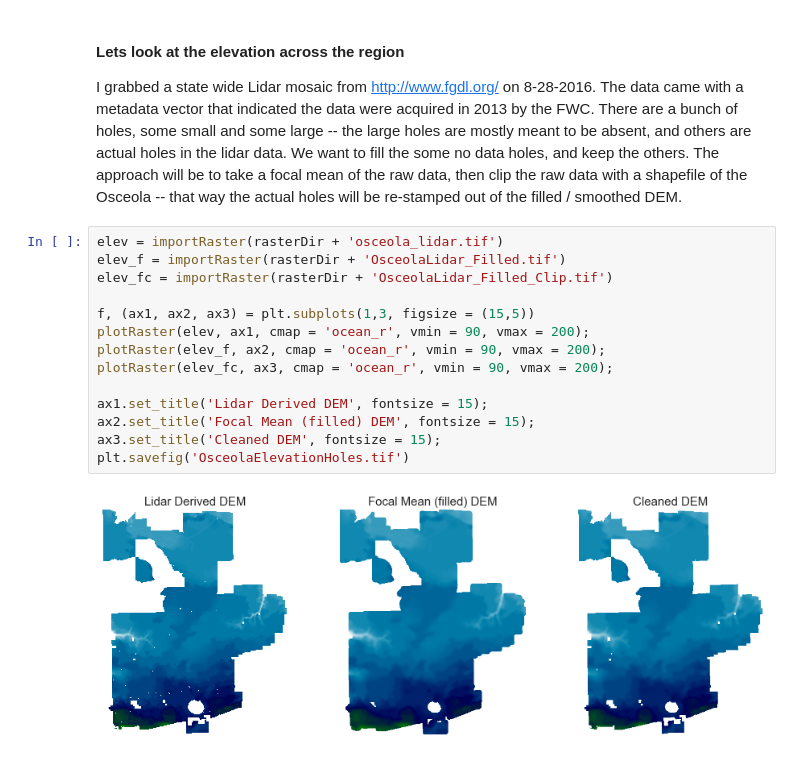
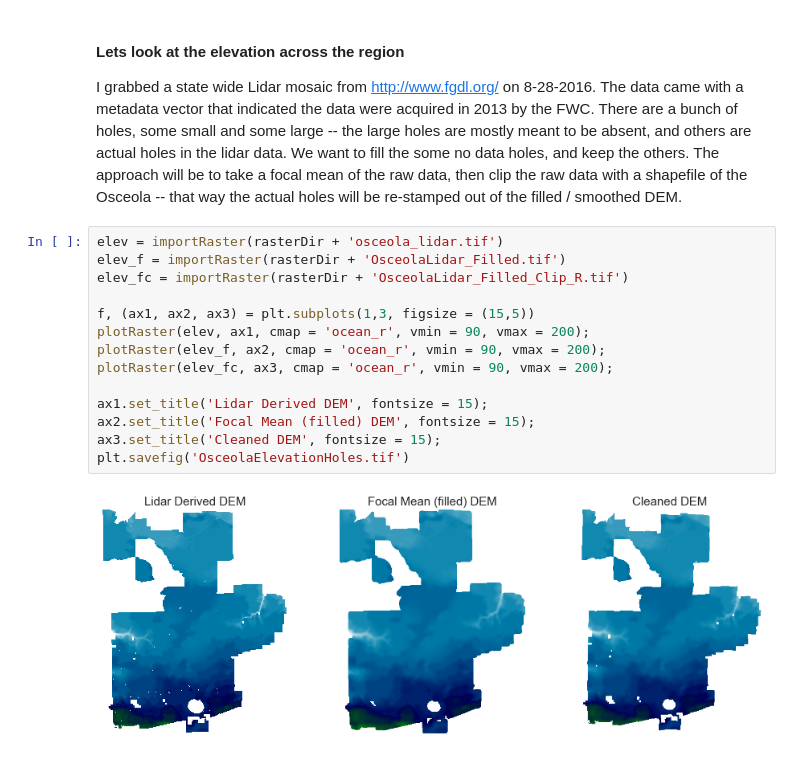
Before and after one commit to djkrofch/Osceola, a Jupyter notebook: Osceola_ModelSetup.ipynb, the cells around one changed output. Drawn from its saved outputs; the diff is of its cells as text.

```diff
--- a/Osceola_ModelSetup.ipynb
+++ b/Osceola_ModelSetup.ipynb
@@ -204,16 +204,16 @@ I grabbed a state wide Lidar mosaic from http://www.fgdl.org/ on 8-28-2016. The
 # %%
 elev = importRaster(rasterDir + 'osceola_lidar.tif')
 elev_f = importRaster(rasterDir + 'OsceolaLidar_Filled.tif')
-elev_fc = importRaster(rasterDir + 'OsceolaLidar_Filled_Clip.tif')
+elev_fc = importRaster(rasterDir + 'OsceolaLidar_Filled_Clip_R.tif')
 
 f, (ax1, ax2, ax3) = plt.subplots(1,3, figsize = (15,5))
 plotRaster(elev, ax1, cmap = 'ocean_r', vmin = 90, vmax = 200);
 plotRaster(elev_f, ax2, cmap = 'ocean_r', vmin = 90, vmax = 200);
 plotRaster(elev_fc, ax3, cmap = 'ocean_r', vmin = 90, vmax = 200);
 
 ax1.set_title('Lidar Derived DEM', fontsize = 15);
 ax2.set_title('Focal Mean (filled) DEM', fontsize = 15);
 ax3.set_title('Cleaned DEM', fontsize = 15);
 plt.savefig('OsceolaElevationHoles.tif')
 # %% [output]
-[figure, old version]
+[figure, new version]
```
Also changed, not shown: parts of 2 cells of this notebook.
